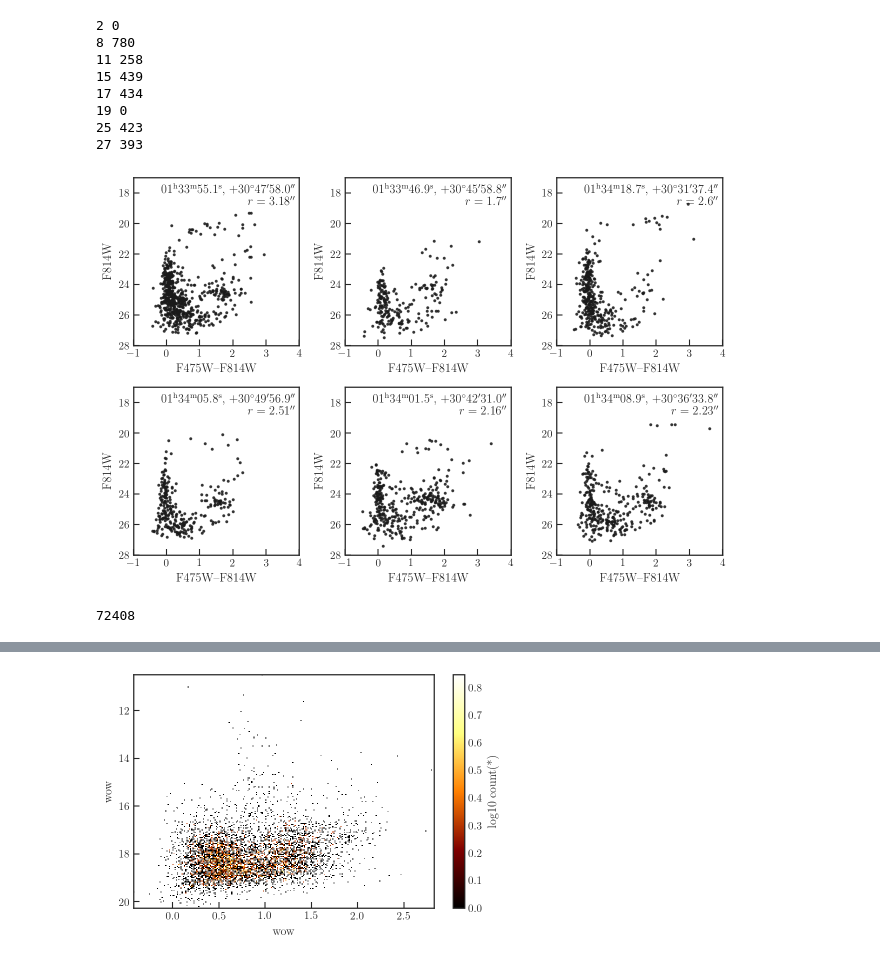
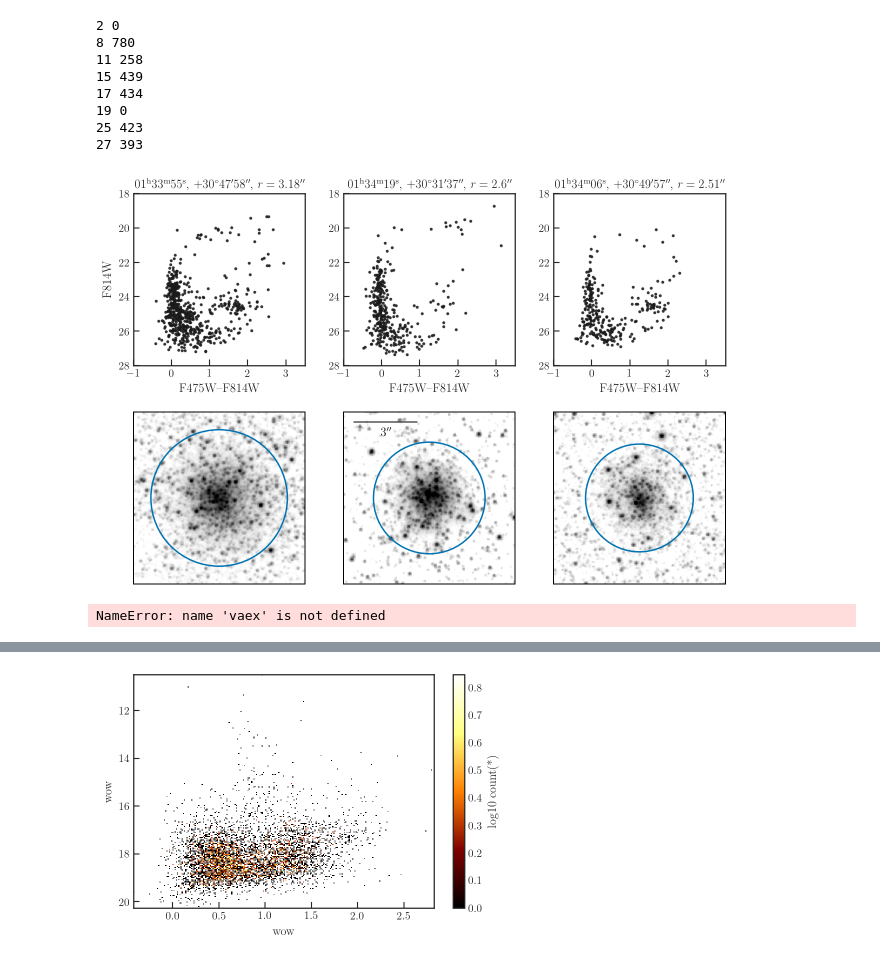
Before and after one commit to meredith-durbin/m33_survey_plots, a Jupyter notebook: Ref-suggested plots.ipynb, the cells around one changed output, grey strips where cells are left out. Drawn from its saved outputs; the diff is of its cells as text; code cells hidden in the pictures.

```diff
--- a/Ref-suggested plots.ipynb
+++ b/Ref-suggested plots.ipynb
@@ -69,7 +57,9 @@ df_cl
 # %%
+df_cl = pd.read_csv('data/clusters_withfield.csv', index_col=0)
 for idx, row in df_cl.iterrows():
     ds.select_circle('RA', 'DEC', row.RA, row.Dec, row.Radius/3600, name=f'cluster_{idx}')
-    print(idx, ds.selected_length(f'cluster_{idx}'))
+    if ds.selected_length(f'cluster_{idx}') == 0:
+        print(f'Cluster {idx} outside of 6-filter footprint')
 # %% [output]
 2 0
 8 780
@@ -80,36 +70,49 @@ for idx, row in df_cl.iterrows():
 25 423
 27 393
 # %%
-from astropy.coordinates import SkyCoord
+fig = plt.figure(figsize=(9, 6))
 
-fig, axes = plt.subplots(2, 3, figsize=(9, 6))
-axes = axes.flat
-
-for i, (idx, row) in enumerate(df_cl.drop([2, 19]).iterrows()):
-    ax = axes[i]
+for i, (idx, row) in enumerate(df_cl.iloc[[1,3,4]].iterrows()):
+    ax = fig.add_subplot(2, 3, i+1)
     plt.sca(ax)
     ds.scatter('F475W_VEGA-F814W_VEGA', 'F814W_VEGA', selection=f'OPT_GST & cluster_{idx}',
                color='k', s=4, alpha=0.8)
     ax.set_xlabel('F475W--F814W')
-    ax.set_ylabel('F814W')
-    ax.set_xlim(-1, 4)
-    ax.set_ylim(28, 17)
+    ax.set_ylabel('F814W') if (i == 0) else ax.set_ylabel('')
+#     if i > 0: ax.set_yticklabels([])
+    ax.set_xlim(-1, 3.5)
+    ax.set_ylim(28, 18)
     ra, dec = SkyCoord(row.RA, row.Dec, unit='deg'
-                      ).to_string('hmsdms', decimal=False, precision=1, format='latex'
+                      ).to_string('hmsdms', decimal=False, precision=0, format='latex'
                                  ).replace('{','{{').replace('}','}}').split()
-    ax.text(0.97, 0.97, f'{ra}, {dec}\n$r={row.Radius}^{{\prime\prime}}$',
-            va='top', ha='right', transform=ax.transAxes)
-fig.tight_layout()
+    ax.set_title(f'{ra}, {dec}, $r={row.Radius}^{{\prime\prime}}$')
+
+    f = aplpy.FITSFigure(f'data/cutouts/cluster_{idx}.fits',
+                         north=True, figure=fig, subplot=(2, 3, i+4))
+    f.set_theme('publication')
+    f.recenter(row.RA, row.Dec, radius=4/3600)
+    f.show_grayscale(stretch='log', interpolation='nearest', vmin=0.05, vmax=4)
+    f.show_circles(row.RA, row.Dec, radius=row.Radius/3600, zorder=1000, facecolor='None',
+                   edgecolor=pal[0], linewidth=1.5, layer='circ')
+    if i == 1:
+        f.add_scalebar(3/3600, label='$3^{\prime \prime}$', corner='top left')
+    aplpy.AxisLabels(f).hide()
+    aplpy.TickLabels(f).hide()
+    aplpy.Ticks(f).hide()
+
+fig.tight_layout(h_pad=1.5, w_pad=2)
+fig.savefig('figures/clusters.pdf', dpi=300, bbox_inches='tight')
 # %% [output]
-[figure, old version]
+[figure, new version]
 # %%
-df_lggs = pd.read_csv('data/m33_lggs.tsv', sep=';', comment='#', na_values=[' '*i for i in range(10)])
+df_lggs = vaex.from_csv('data/m33_lggs.tsv', sep=';', comment='#', na_values=[' '*i for i in range(10)])
 df_lggs['Bmag'] = df_lggs['Vmag']+df_lggs['B-V']
 df_lggs['Rmag'] = df_lggs['Vmag']-df_lggs['V-R']
 df_lggs['Imag'] = df_lggs['Rmag']-df_lggs['R-I']
-df_lggs = df_lggs[df_lggs.Imag.notna()]
-df_lggs.rename(lambda x: x.replace('-','_'), axis='columns', inplace=True)
-ds_lggs = vaex.from_pandas(df_lggs)
-ds_lggs.length()
+df_lggs.drop(df.get_column_names())
+df_lggs.dropna(['Imag'], inplace=True) # = df_lggs[df_lggs.Imag.notna()]
+
+# df_lggs.rename(lambda x: x.replace('-','_'), axis='columns', inplace=True)
+# ds_lggs = vaex.from_pandas(df_lggs)
 # %% [output]
-72408
+NameError: name 'vaex' is not defined
```
Also changed, not shown: parts of 5 cells of this notebook.
